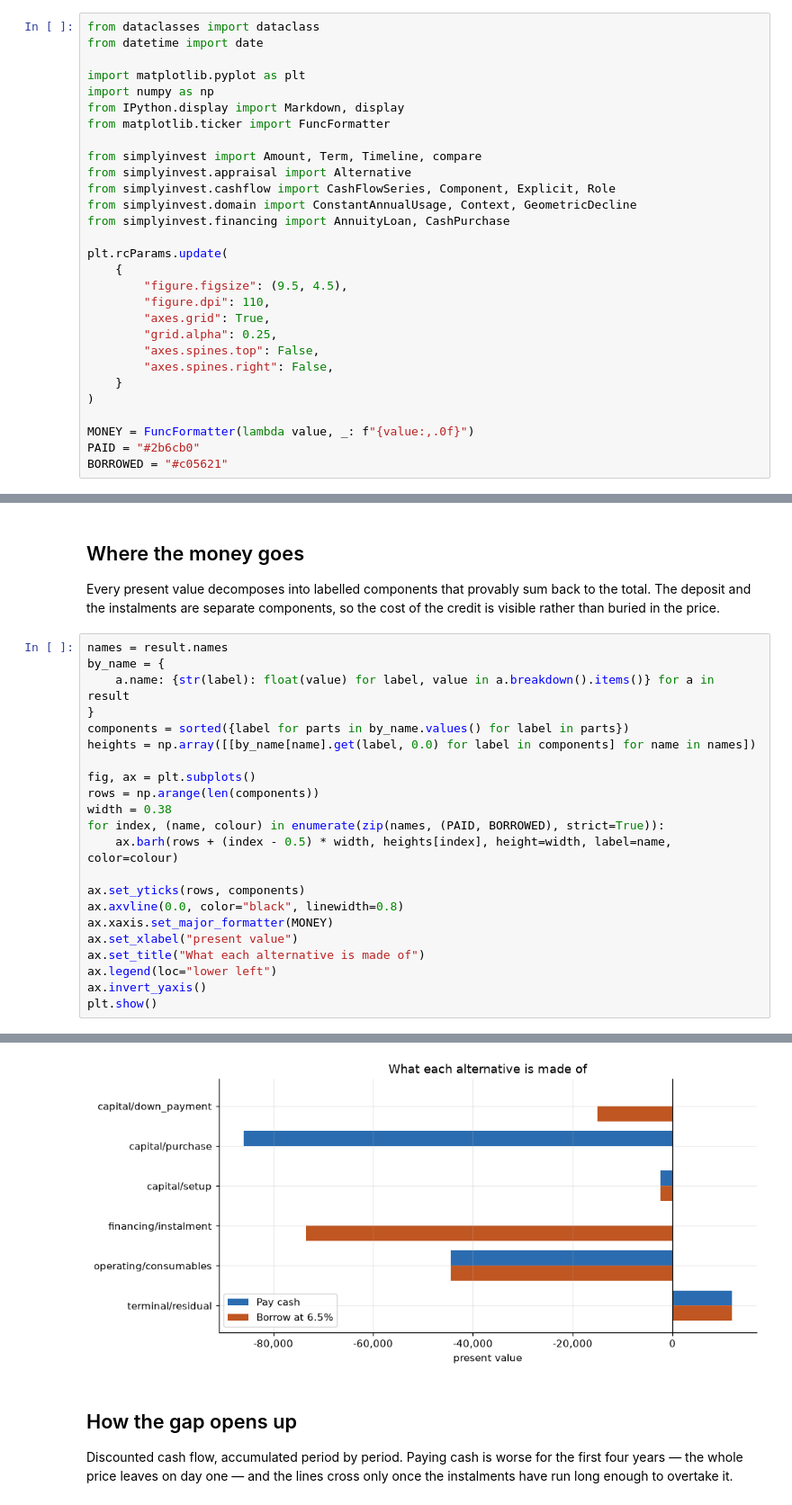
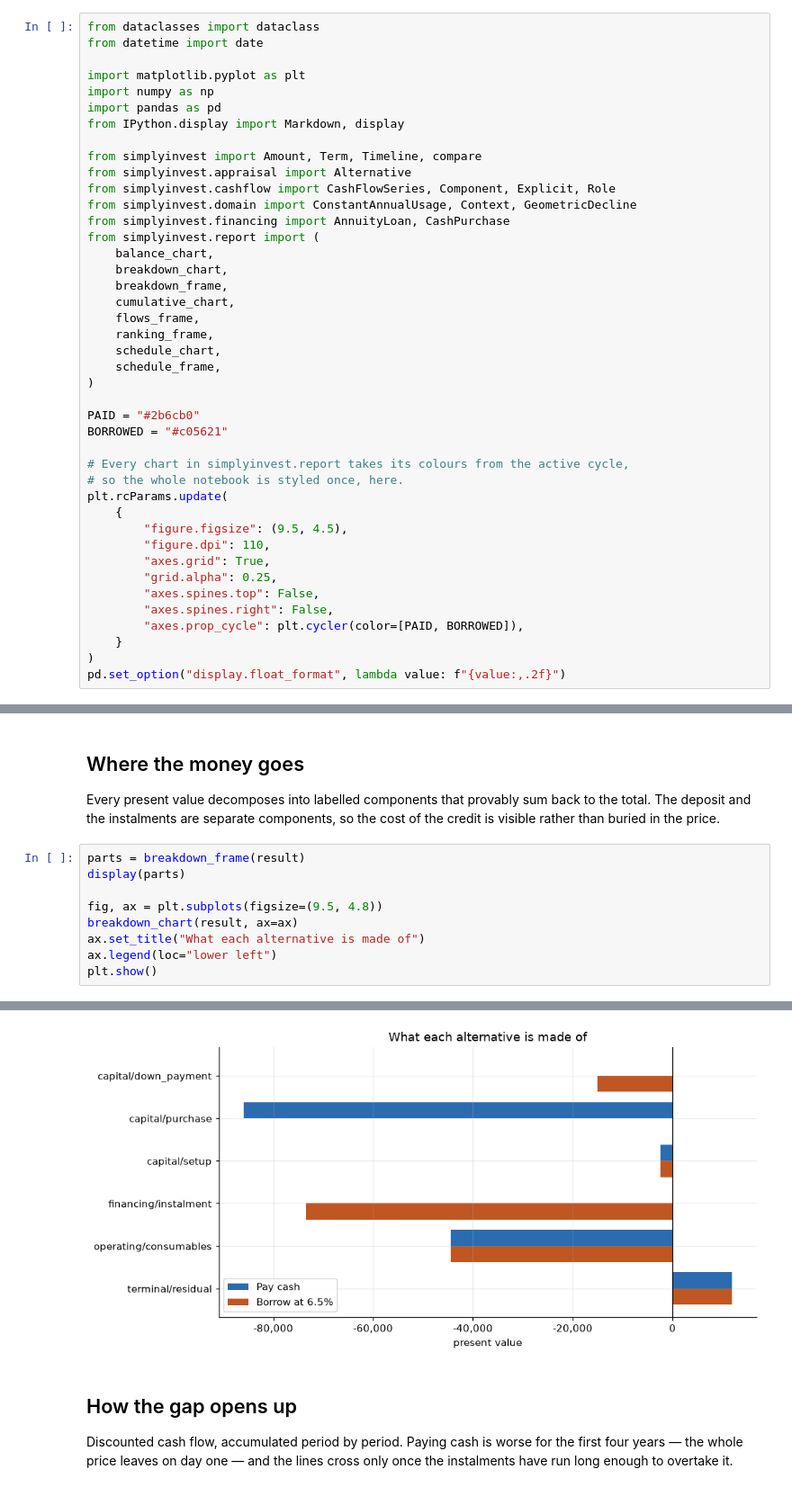
Before and after one commit to PSeros/simplyinvest, a Jupyter notebook: examples/loan_vs_cash.ipynb, the cells around one changed output, grey strips where cells are left out. Shown at 90% size. Saved outputs shown, nothing was run; the diff lists cells and outputs as text.

Commit message:
simplyinvest report

```diff
--- a/examples/loan_vs_cash.ipynb
+++ b/examples/loan_vs_cash.ipynb
@@ -12,15 +12,30 @@ from datetime import date
 
 import matplotlib.pyplot as plt
 import numpy as np
+import pandas as pd
 from IPython.display import Markdown, display
-from matplotlib.ticker import FuncFormatter
 
 from simplyinvest import Amount, Term, Timeline, compare
 from simplyinvest.appraisal import Alternative
 from simplyinvest.cashflow import CashFlowSeries, Component, Explicit, Role
 from simplyinvest.domain import ConstantAnnualUsage, Context, GeometricDecline
 from simplyinvest.financing import AnnuityLoan, CashPurchase
+from simplyinvest.report import (
+    balance_chart,
+    breakdown_chart,
+    breakdown_frame,
+    cumulative_chart,
+    flows_frame,
+    ranking_frame,
+    schedule_chart,
+    schedule_frame,
+)
 
+PAID = "#2b6cb0"
+BORROWED = "#c05621"
+
+# Every chart in simplyinvest.report takes its colours from the active cycle,
+# so the whole notebook is styled once, here.
 plt.rcParams.update(
     {
         "figure.figsize": (9.5, 4.5),
@@ -29,12 +44,10 @@ plt.rcParams.update(
         "grid.alpha": 0.25,
         "axes.spines.top": False,
         "axes.spines.right": False,
+        "axes.prop_cycle": plt.cycler(color=[PAID, BORROWED]),
     }
 )
-
-MONEY = FuncFormatter(lambda value, _: f"{value:,.0f}")
-PAID = "#2b6cb0"
-BORROWED = "#c05621"
+pd.set_option("display.float_format", lambda value: f"{value:,.2f}")
 # %% [markdown]
 ## The model
 
@@ -138,25 +147,12 @@ Every present value decomposes into labelled components that provably sum back
 to the total. The deposit and the instalments are separate components, so the
 cost of the credit is visible rather than buried in the price.
 # %%
-names = result.names
-by_name = {
-    a.name: {str(label): float(value) for label, value in a.breakdown().items()} for a in result
-}
-components = sorted({label for parts in by_name.values() for label in parts})
-heights = np.array([[by_name[name].get(label, 0.0) for label in components] for name in names])
+parts = breakdown_frame(result)
+display(parts)
 
-fig, ax = plt.subplots()
-rows = np.arange(len(components))
-width = 0.38
-for index, (name, colour) in enumerate(zip(names, (PAID, BORROWED), strict=True)):
-    ax.barh(rows + (index - 0.5) * width, heights[index], height=width, label=name, color=colour)
-
-ax.set_yticks(rows, components)
-ax.axvline(0.0, color="black", linewidth=0.8)
-ax.xaxis.set_major_formatter(MONEY)
-ax.set_xlabel("present value")
+fig, ax = plt.subplots(figsize=(9.5, 4.8))
+breakdown_chart(result, ax=ax)
 ax.set_title("What each alternative is made of")
 ax.legend(loc="lower left")
-ax.invert_yaxis()
 plt.show()
 # %% [output]
@@ -163,4 +167,4 @@ plt.show()
-[figure, old version]
+[figure, new version]
 # %% [markdown]
 ## How the gap opens up
 
```
Also changed, not shown: parts of 5 cells of this notebook, 19 other files.
